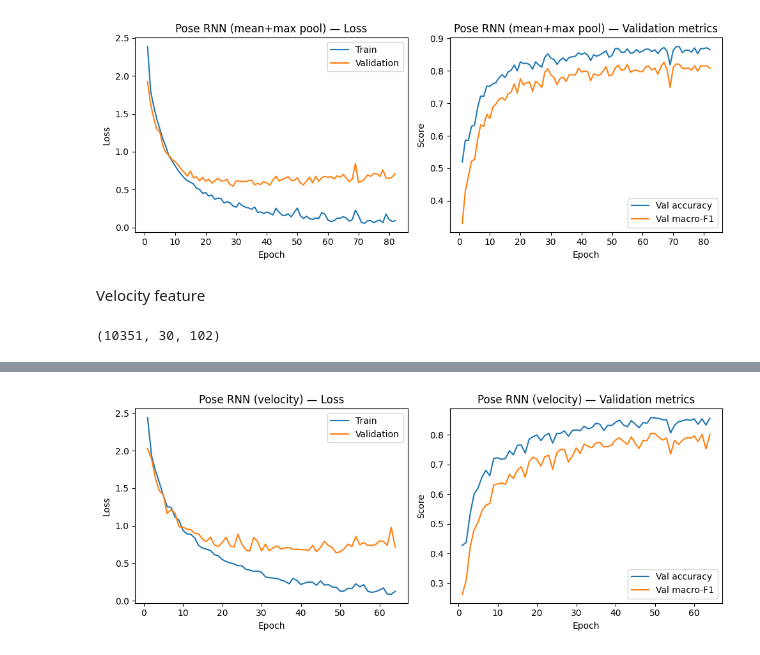
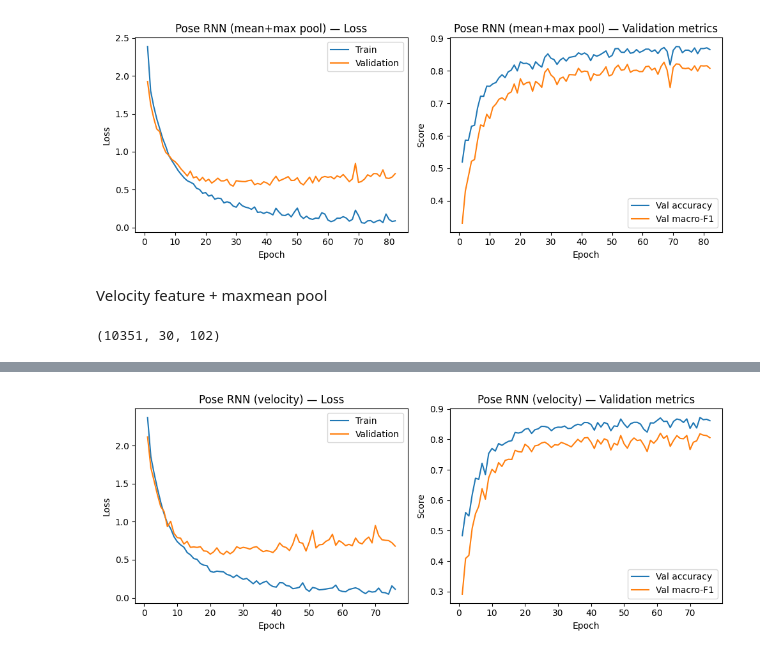
Before and after one commit to po8onthetrack/Deep-Learning-Project, a Jupyter notebook: project.ipynb, the cells around one changed output, grey strips where cells are left out. Drawn from its saved outputs; the diff is of its cells as text; code cells hidden in the pictures.

Commit message:
tune the primary model

```diff
--- a/project.ipynb
+++ b/project.ipynb
@@ -646,7 +682,7 @@ epoch 82  train_loss 0.089  val_loss 0.712  acc 0.865  macroF1 0.808
 early stop @ epoch 82 (best macroF1 0.826)
 [figure]
 # %% [markdown]
-Velocity feature
+Velocity feature + maxmean pool
 # %%
 # velocity-augmented features: (N,30,51) -> (N,30,102)
 X_tr_v  = add_velocity(X_tr)
@@ -661,10 +697,10 @@ test_loader_v  = get_data_loader(X_te_v,  y_test, batch_size=256, shuffle=False)
 # %% [output]
 (10351, 30, 102)
 # %%
-torch.manual_seed(66)
-rnn_vel = PoseRNN(in_dim=102, num_layers=2)      # only model change: in_dim 51 -> 102
+torch.manual_seed(123)
+rnn_vel = PoseRNN(in_dim=102, num_layers=2, readout='meanmax')      # only model change: in_dim 51 -> 102
 history_vel = train(rnn_vel, train_loader_v, val_loader_v, class_weights,
-                    epochs=100, tolerance=15)
+                    epochs=150, tolerance=15)
 plot_training_curve(history_vel, title="Pose RNN (velocity)")
-torch.save(rnn_vel.state_dict(), f"{checkpoint_dir}/rnn_velocity.pt")
+torch.save(rnn_vel.state_dict(), f"{checkpoint_dir}/rnn_velocity_meaxmean.pt")
 # %% [output]
@@ -688 +724 @@ early stop @ epoch 64 (best macroF1 0.805)
-[figure, old version]
+[figure, new version]
```
Also changed, not shown: parts of 7 cells of this notebook.
